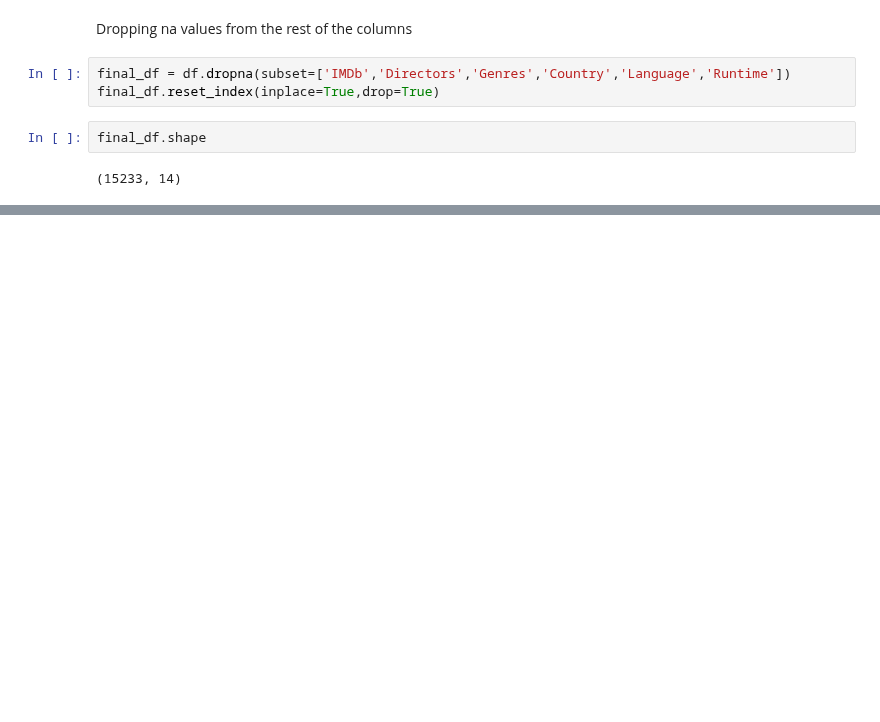
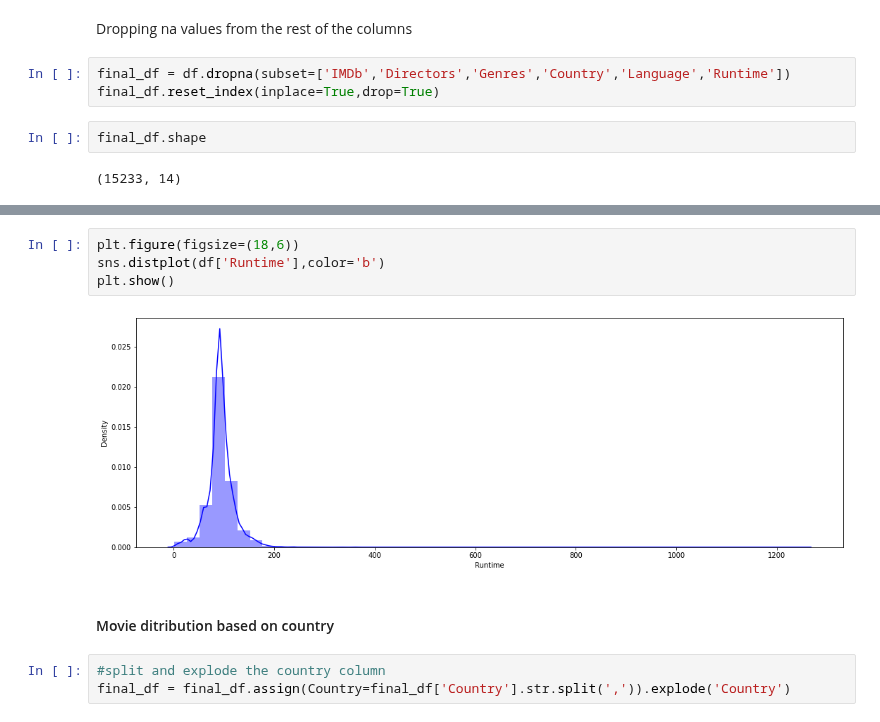
Before and after one commit to Hiteshhegde/Recommendation_System, a Jupyter notebook: Movie_recom_sys_data_process&analysis.ipynb, the cells around one changed output, grey strips where cells are left out. Cells and saved outputs as stored; diff of their text form; blank space fills up the shorter version.

```diff
--- a/Movie_recom_sys_data_process&analysis.ipynb
+++ b/Movie_recom_sys_data_process&analysis.ipynb
@@ -153,0 +160,11 @@ plt.show()
+# %%
+plt.figure(figsize=(18,6))
+sns.distplot(df['Runtime'],color='b')
+plt.show()
+# %% [output]
+[figure, added]
+# %% [markdown]
+#### Movie ditribution based on country
+# %%
+#split and explode the country column
+final_df = final_df.assign(Country=final_df['Country'].str.split(',')).explode('Country')
```
Also changed, not shown: parts of 23 cells of this notebook.
